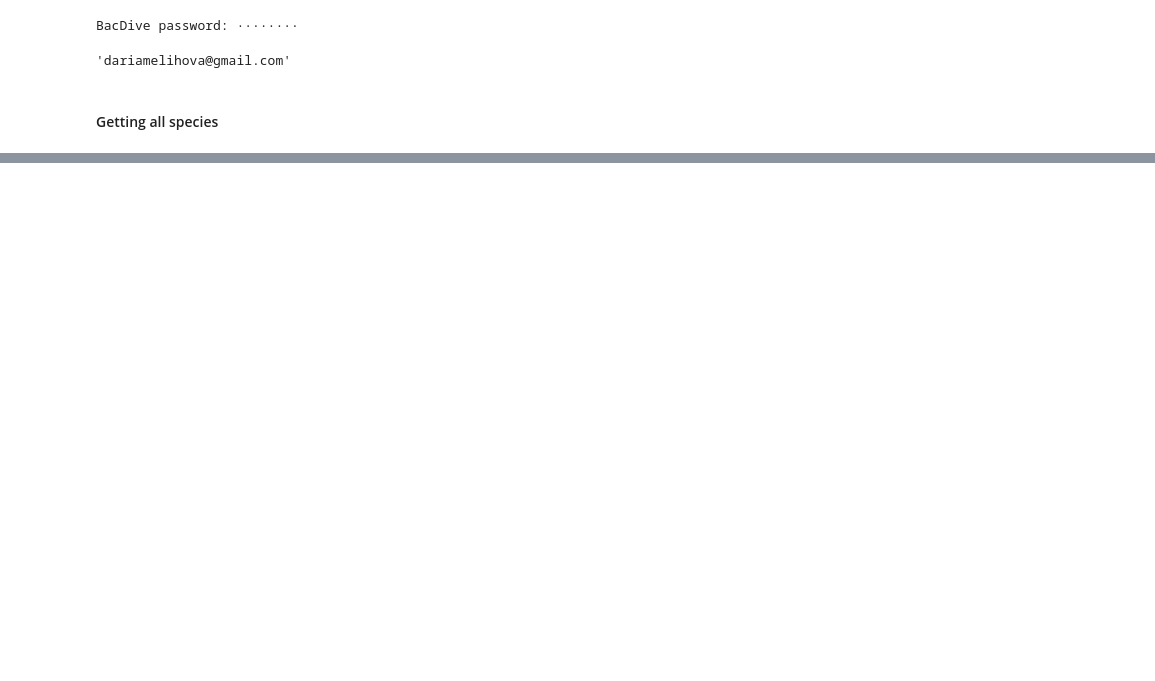
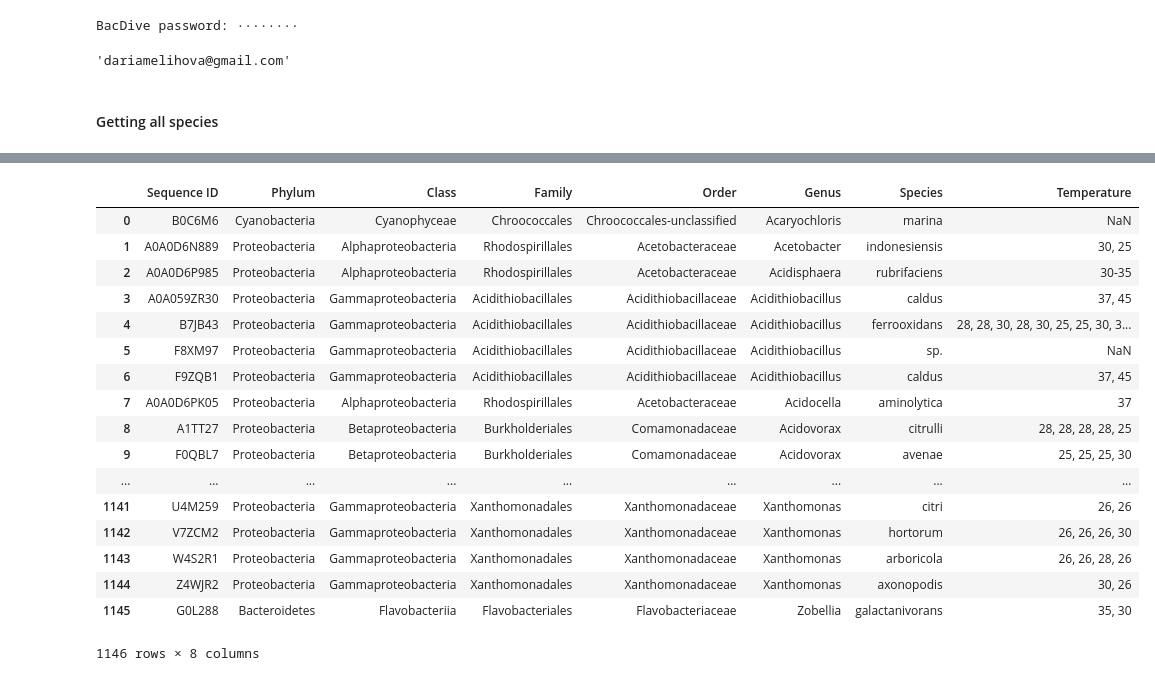
Before and after one commit to DMelikhova/bac-temp, a Jupyter notebook: BacTemp.ipynb, the cells around one changed output, grey strips where cells are left out. Saved outputs shown, nothing was run; the diff lists cells and outputs as text; code cells hidden in the pictures; blank space fills up the shorter version.

```diff
--- a/BacTemp.ipynb
+++ b/BacTemp.ipynb
@@ -87,0 +110,21 @@ ValueError: No objects to concatenate
+# %%
+table
+# %% [output]
+|  | Sequence ID | Phylum | Class | Family | Order | Genus | Species | Temperature |
+| 0 | B0C6M6 | Cyanobacteria | Cyanophyceae | Chroococcales | Chroococcales-unclassified | Acaryochloris | marina | NaN |
+| 1 | A0A0D6N889 | Proteobacteria | Alphaproteobacteria | Rhodospirillales | Acetobacteraceae | Acetobacter | indonesiensis | 30, 25 |
+| 2 | A0A0D6P985 | Proteobacteria | Alphaproteobacteria | Rhodospirillales | Acetobacteraceae | Acidisphaera | rubrifaciens | 30-35 |
+| 3 | A0A059ZR30 | Proteobacteria | Gammaproteobacteria | Acidithiobacillales | Acidithiobacillaceae | Acidithiobacillus | caldus | 37, 45 |
+| 4 | B7JB43 | Proteobacteria | Gammaproteobacteria | Acidithiobacillales | Acidithiobacillaceae | Acidithiobacillus | ferrooxidans | 28, 28, 30, 28, 30, 25, 25, 30, 3... |
+| 5 | F8XM97 | Proteobacteria | Gammaproteobacteria | Acidithiobacillales | Acidithiobacillaceae | Acidithiobacillus | sp. | NaN |
+| 6 | F9ZQB1 | Proteobacteria | Gammaproteobacteria | Acidithiobacillales | Acidithiobacillaceae | Acidithiobacillus | caldus | 37, 45 |
+| 7 | A0A0D6PK05 | Proteobacteria | Alphaproteobacteria | Rhodospirillales | Acetobacteraceae | Acidocella | aminolytica | 37 |
+| 8 | A1TT27 | Proteobacteria | Betaproteobacteria | Burkholderiales | Comamonadaceae | Acidovorax | citrulli | 28, 28, 28, 28, 25 |
+| 9 | F0QBL7 | Proteobacteria | Betaproteobacteria | Burkholderiales | Comamonadaceae | Acidovorax | avenae | 25, 25, 25, 30 |
+| ... | ... | ... | ... | ... | ... | ... | ... | ... |
+| 1141 | U4M259 | Proteobacteria | Gammaproteobacteria | Xanthomonadales | Xanthomonadaceae | Xanthomonas | citri | 26, 26 |
+| 1142 | V7ZCM2 | Proteobacteria | Gammaproteobacteria | Xanthomonadales | Xanthomonadaceae | Xanthomonas | hortorum | 26, 26, 26, 30 |
+| 1143 | W4S2R1 | Proteobacteria | Gammaproteobacteria | Xanthomonadales | Xanthomonadaceae | Xanthomonas | arboricola | 26, 26, 28, 26 |
+| 1144 | Z4WJR2 | Proteobacteria | Gammaproteobacteria | Xanthomonadales | Xanthomonadaceae | Xanthomonas | axonopodis | 30, 26 |
+| 1145 | G0L288 | Bacteroidetes | Flavobacteriia | Flavobacteriales | Flavobacteriaceae | Zobellia | galactanivorans | 35, 30 |
+1146 rows × 8 columns
```
Also changed, not shown: parts of 5 cells of this notebook, 2 other files.
